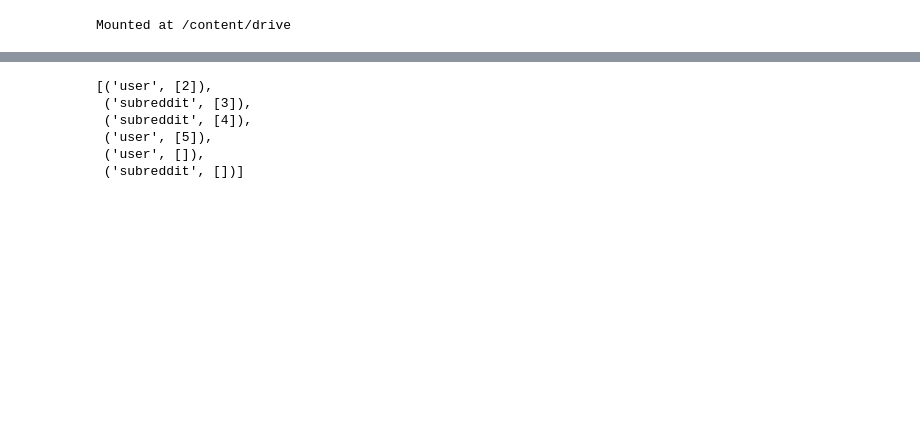
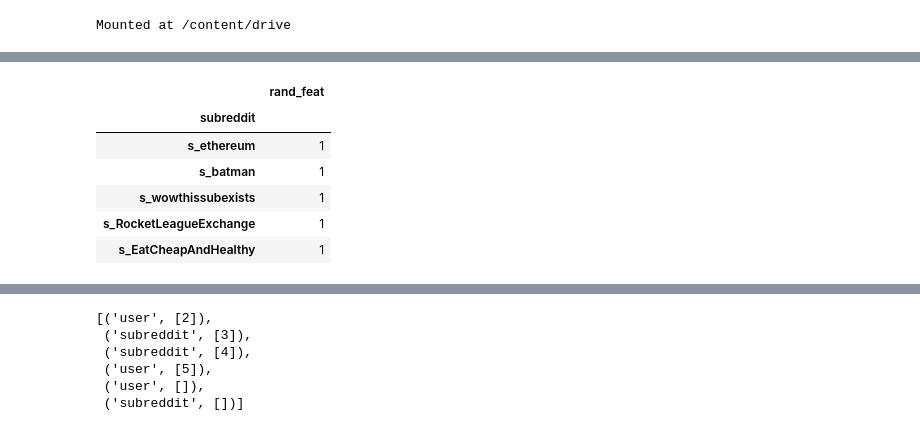
Before and after one commit to yl-miao/Reddit-Recommendation-System, a Jupyter notebook: sg.ipynb, the cells around one changed output, grey strips where cells are left out. Cells and saved outputs as stored; diff of their text form; code cells hidden in the pictures; blank space fills up the shorter version.

```diff
--- a/sg.ipynb
+++ b/sg.ipynb
@@ -154,0 +224,13 @@ StellarGraph: Undirected multigraph
+# %%
+subreddit_nodes.head()
+
+# clean up keywords:
+# something_wrong_with_this_subreddit, no_description
+# %% [output]
+|  | rand_feat |
+| subreddit |  |
+| s_ethereum | 1 |
+| s_batman | 1 |
+| s_wowthissubexists | 1 |
+| s_RocketLeagueExchange | 1 |
+| s_EatCheapAndHealthy | 1 |
```
Also changed, not shown: parts of 10 cells of this notebook.
